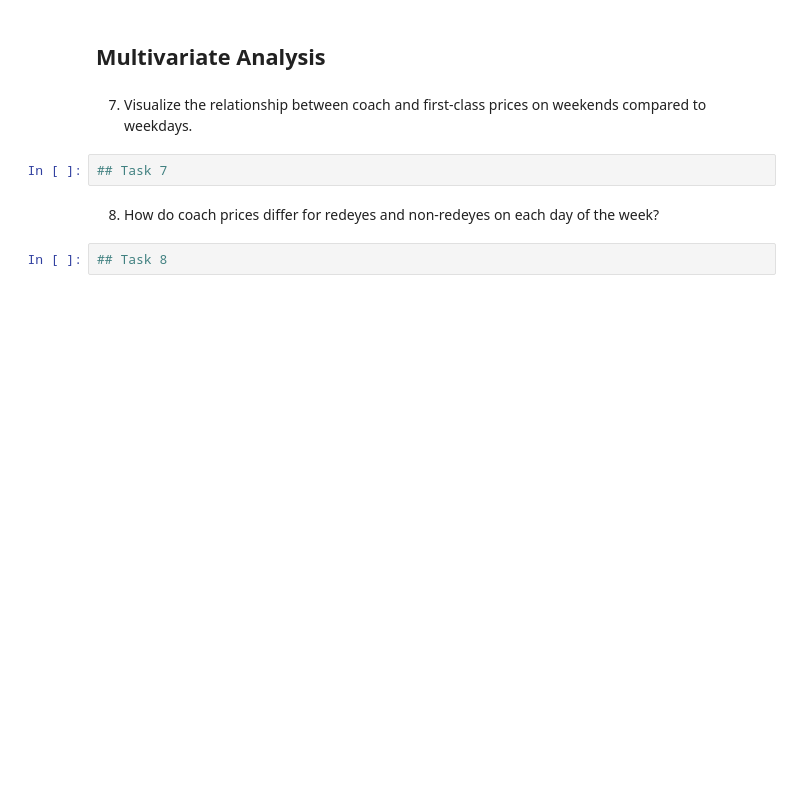
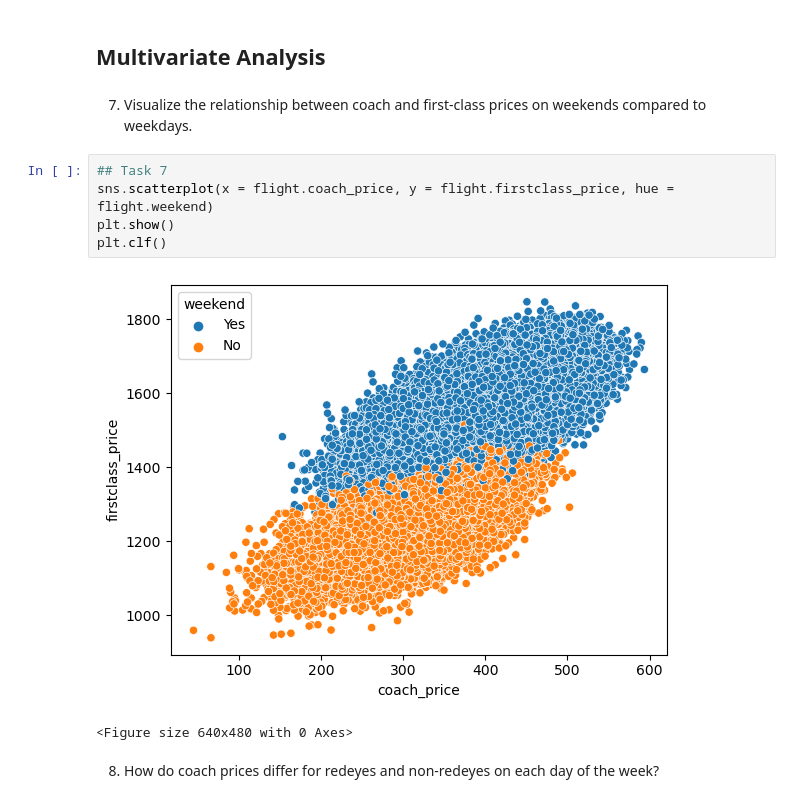
Before and after one commit to gururaser/airline-analysis, a Jupyter notebook: Airline Analysis.ipynb, the cells around one changed output. Saved outputs shown, nothing was run; the diff lists cells and outputs as text; blank space fills up the shorter version.

```diff
--- a/Airline Analysis.ipynb
+++ b/Airline Analysis.ipynb
@@ -317,9 +319,13 @@ Name: passengers, dtype: int64
 ## Multivariate Analysis
 # %% [markdown]
 7. Visualize the relationship between coach and first-class prices on weekends compared to weekdays.
-# %%
-## Task 7
+# %%
+## Task 7
+sns.scatterplot(x = flight.coach_price, y = flight.firstclass_price, hue = flight.weekend)
+plt.show()
+plt.clf()
+# %% [output]
+[figure, added]
+<Figure size 640x480 with 0 Axes>
 # %% [markdown]
 8. How do coach prices differ for redeyes and non-redeyes on each day of the week?
-# %%
-## Task 8
```
Also changed, not shown: parts of 7 cells of this notebook.
